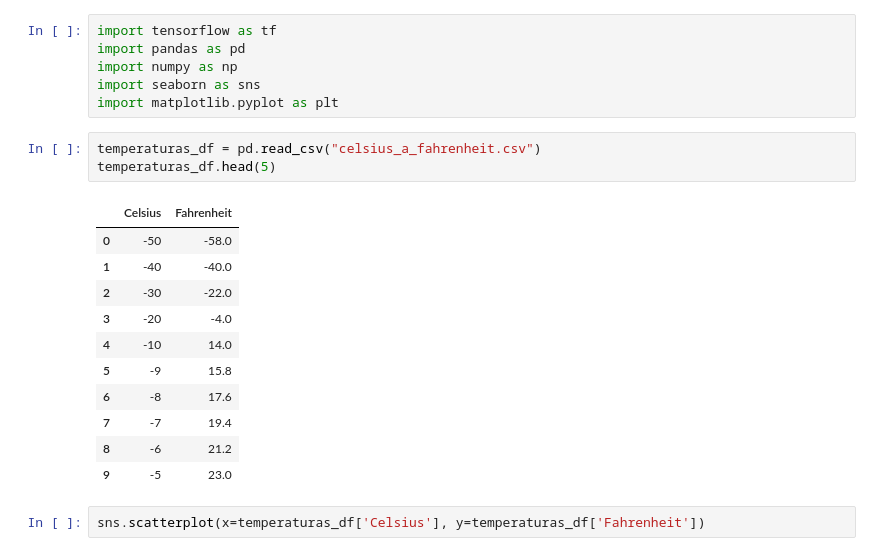
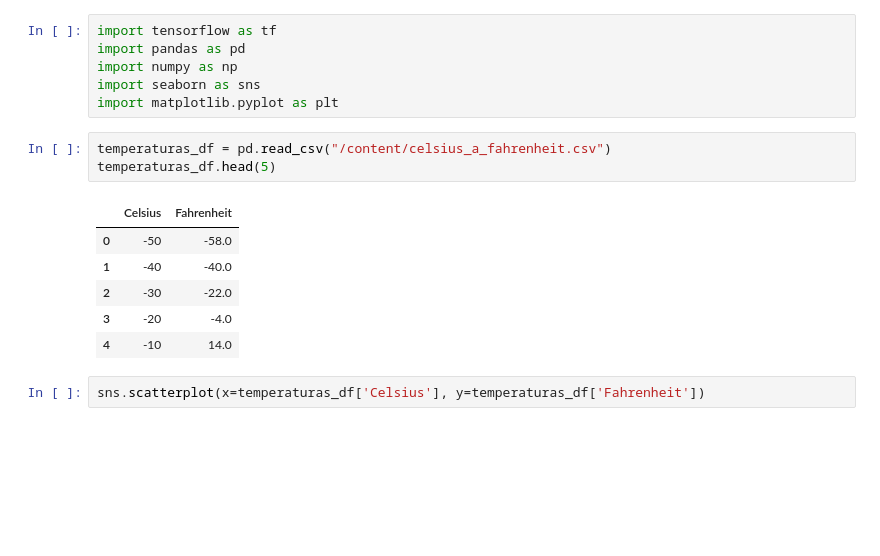
Before and after one commit to Fhorastero/CSV, a Jupyter notebook: Temperaturas.ipynb, the cells around one changed output. Saved outputs shown, nothing was run; the diff lists cells and outputs as text; blank space fills up the shorter version.

```diff
--- a/Temperaturas.ipynb
+++ b/Temperaturas.ipynb
@@ -7,20 +7,15 @@ import numpy as np
 import seaborn as sns
 import matplotlib.pyplot as plt
 # %%
-temperaturas_df = pd.read_csv("celsius_a_fahrenheit.csv")
+temperaturas_df = pd.read_csv("/content/celsius_a_fahrenheit.csv")
 temperaturas_df.head(5)
 # %% [output]
 |  | Celsius | Fahrenheit |
 | 0 | -50 | -58.0 |
 | 1 | -40 | -40.0 |
 | 2 | -30 | -22.0 |
 | 3 | -20 | -4.0 |
 | 4 | -10 | 14.0 |
-| 5 | -9 | 15.8 |
-| 6 | -8 | 17.6 |
-| 7 | -7 | 19.4 |
-| 8 | -6 | 21.2 |
-| 9 | -5 | 23.0 |
 # %%
 sns.scatterplot(x=temperaturas_df['Celsius'], y=temperaturas_df['Fahrenheit'])
 # %% [output]
```
Also changed, not shown: parts of 7 cells of this notebook.
